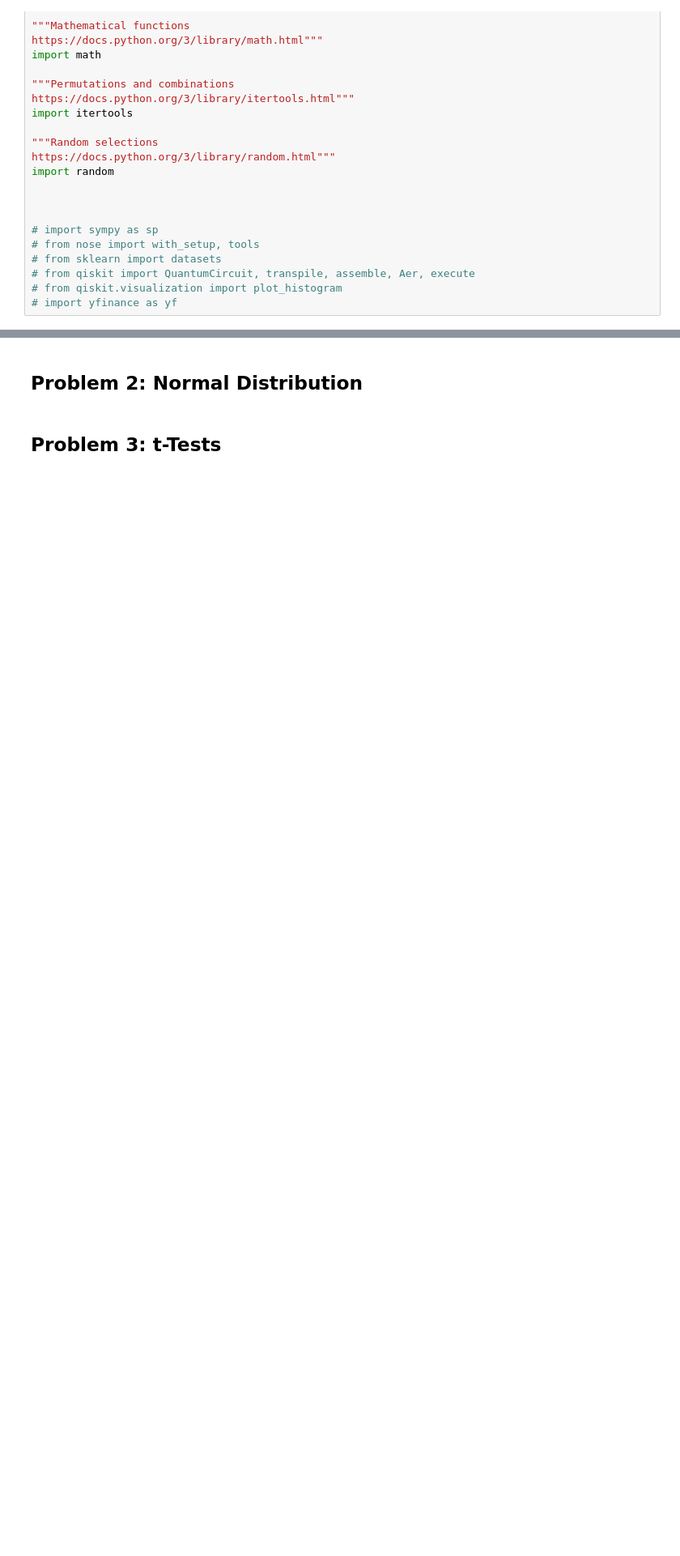
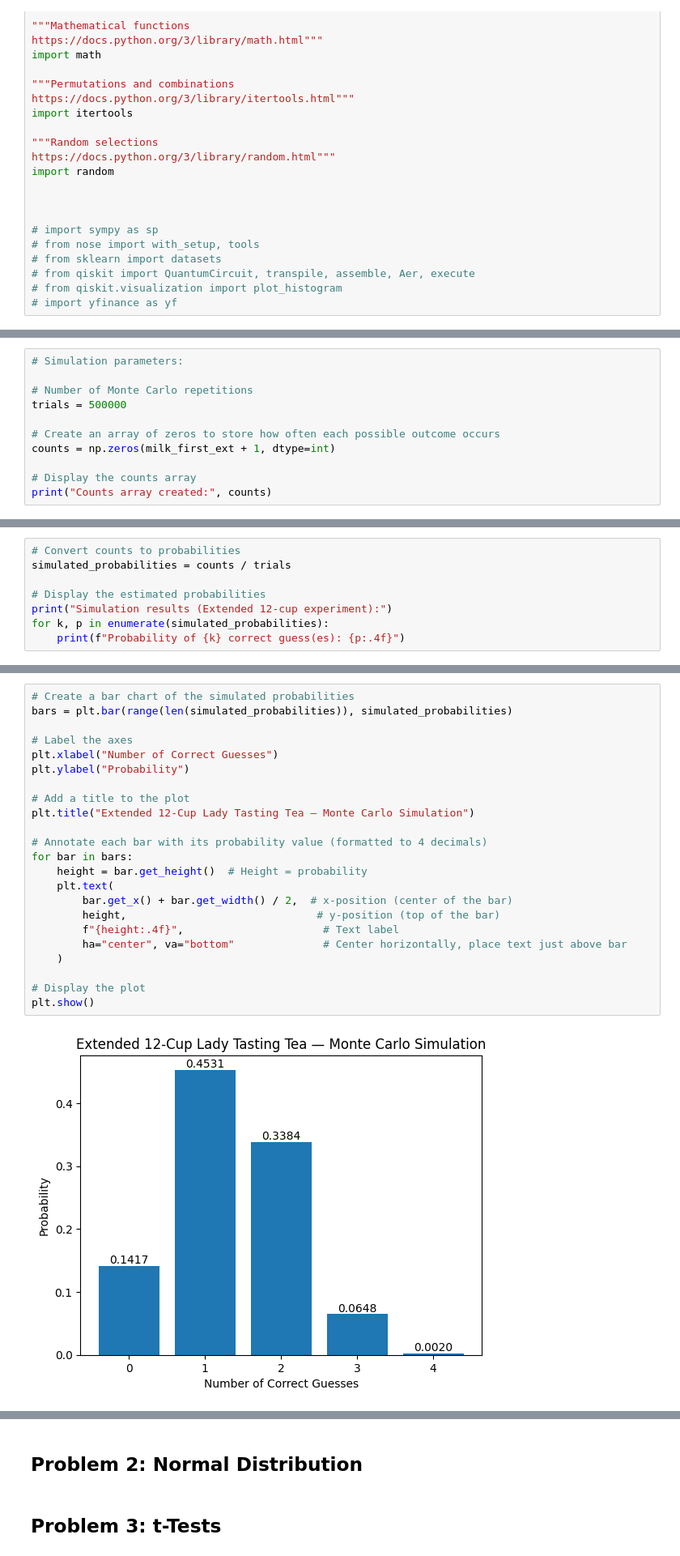
Before and after one commit to filipekojak88/applied_statistics, a Jupyter notebook: problems.ipynb, the cells around one changed output, grey strips where cells are left out. Shown: that part at 81% size. Cells and saved outputs as stored; diff of their text form; blank space fills up the shorter version.

```diff
--- a/problems.ipynb
+++ b/problems.ipynb
@@ -468,0 +282,11 @@ plt.show()
+# %%
+# Simulation parameters:
+
+# Number of Monte Carlo repetitions
+trials = 500000
+
+# Create an array of zeros to store how often each possible outcome occurs
+counts = np.zeros(milk_first_ext + 1, dtype=int)
+
+# Display the counts array
+print("Counts array created:", counts)
@@ -468,0 +351,8 @@ plt.show()
+# %%
+# Convert counts to probabilities
+simulated_probabilities = counts / trials
+
+# Display the estimated probabilities
+print("Simulation results (Extended 12-cup experiment):")
+for k, p in enumerate(simulated_probabilities):
+    print(f"Probability of {k} correct guess(es): {p:.4f}")
@@ -468,0 +381,25 @@ plt.show()
+# %%
+# Create a bar chart of the simulated probabilities
+bars = plt.bar(range(len(simulated_probabilities)), simulated_probabilities)
+
+# Label the axes
+plt.xlabel("Number of Correct Guesses")
+plt.ylabel("Probability")
+
+# Add a title to the plot
+plt.title("Extended 12-Cup Lady Tasting Tea — Monte Carlo Simulation")
+
+# Annotate each bar with its probability value (formatted to 4 decimals)
+for bar in bars:
+    height = bar.get_height()  # Height = probability
+    plt.text(
+        bar.get_x() + bar.get_width() / 2,  # x-position (center of the bar)
+        height,                              # y-position (top of the bar)
+        f"{height:.4f}",                      # Text label
+        ha="center", va="bottom"              # Center horizontally, place text just above bar
+    )
+
+# Display the plot
+plt.show()
+# %% [output]
+[figure, added]
```
Also changed, not shown: parts of 97 cells of this notebook.
